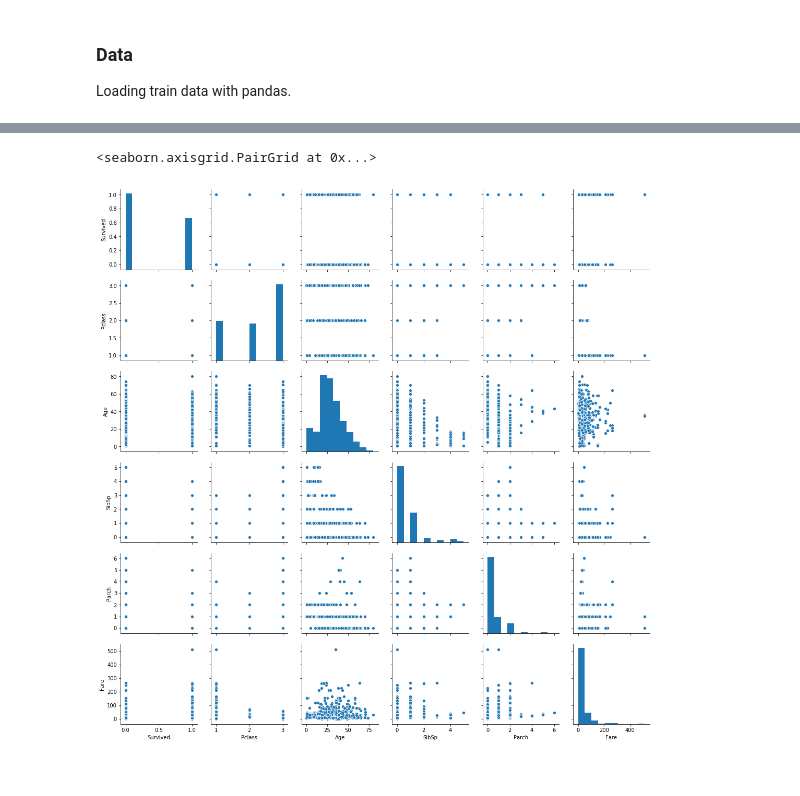
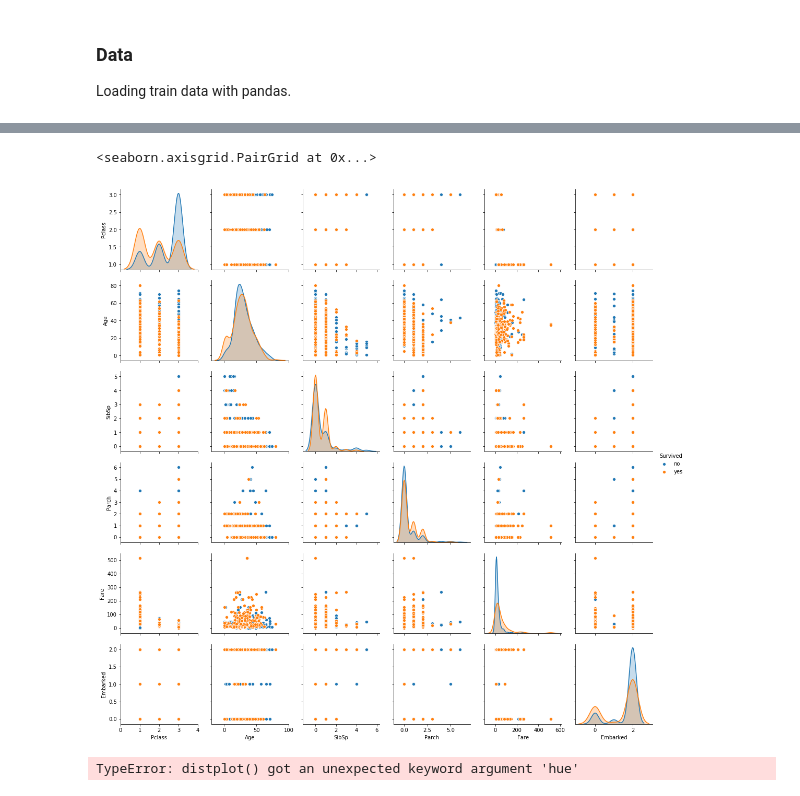
Before and after one commit to drakearch/titanic-kaggle, a Jupyter notebook: Titanic.ipynb, the cells around one changed output, grey strips where cells are left out. Drawn from its saved outputs; the diff is of its cells as text; code cells hidden in the pictures.

```diff
--- a/Titanic.ipynb
+++ b/Titanic.ipynb
@@ -55,0 +40,6 @@ dtype: float64
+# %%
+titanic = df.copy()
+titanic['Survived'] = titanic['Survived'].map({1: 'yes', 0: 'no'})
+titanic['Embarked'] = titanic['Embarked'].map({'C': 0, 'Q': 1, 'S': 2})
+display(titanic.head())
+print(df.shape)
@@ -56,4 +53,5 @@ dtype: float64
 # %%
-df = df.drop(['PassengerId','Ticket','Cabin'], axis=1)
+titanic = titanic.drop(['PassengerId','Ticket','Cabin'], axis=1)
 # Remove NaN values
-df = df.dropna()
+titanic = titanic.dropna()
+display(titanic.head())
@@ -60,7 +65,11 @@ df = df.dropna()
 # %%
 import seaborn as sns
 %matplotlib inline
-sns.pairplot(df)
+display(sns.pairplot(titanic, hue="Survived"))
 # %% [output]
 <seaborn.axisgrid.PairGrid at 0x...>
-[figure, old version]
+[figure, new version]
+# %%
+sns.distplot(titanic['Age'], hue="Survived")
+# %% [output]
+TypeError: distplot() got an unexpected keyword argument 'hue'
```
Also changed, not shown: parts of 4 cells of this notebook.
